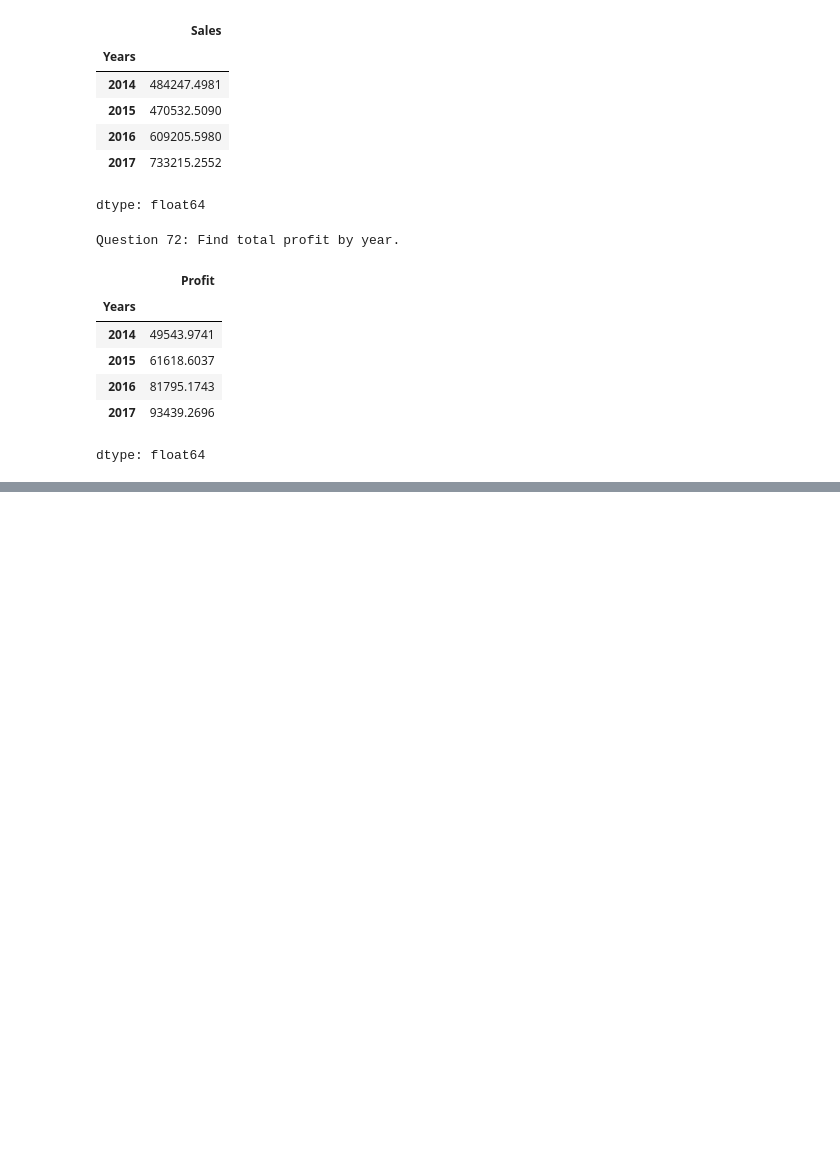
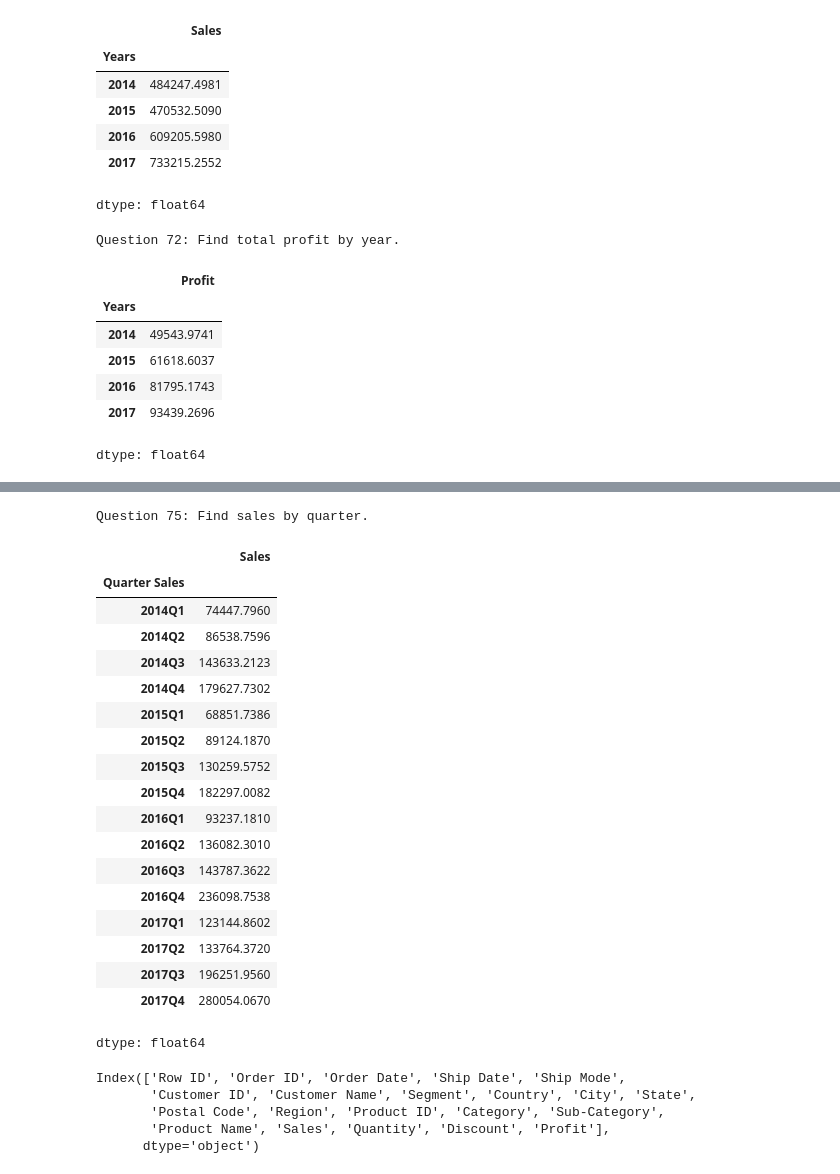
Before and after one commit to gaganreddy7977/python-assignment, a Jupyter notebook: pandas_Assignment.ipynb, the cells around one changed output, grey strips where cells are left out. Cells and saved outputs as stored; diff of their text form; code cells hidden in the pictures; blank space fills up the shorter version.

```diff
--- a/pandas_Assignment.ipynb
+++ b/pandas_Assignment.ipynb
@@ -845,0 +881,38 @@ NameError: name 'order_sales' is not defined
+# %%
+print('Question 75: Find sales by quarter.')
+data_set['Quarter Sales']=data_set['Order Date'].dt.to_period("Q")
+sales_quarter=data_set.groupby('Quarter Sales')['Sales'].sum()
+sales_quarter
+
+
+# df["Quarter"] = df["OrderDate"].dt.to_period("Q")
+# quarterly_sales = df.groupby("Quarter")["Sales"].sum()
+# %% [output]
+Question 75: Find sales by quarter.
+|  | Sales |
+| Quarter Sales |  |
+| 2014Q1 | 74447.7960 |
+| 2014Q2 | 86538.7596 |
+| 2014Q3 | 143633.2123 |
+| 2014Q4 | 179627.7302 |
+| 2015Q1 | 68851.7386 |
+| 2015Q2 | 89124.1870 |
+| 2015Q3 | 130259.5752 |
+| 2015Q4 | 182297.0082 |
+| 2016Q1 | 93237.1810 |
+| 2016Q2 | 136082.3010 |
+| 2016Q3 | 143787.3622 |
+| 2016Q4 | 236098.7538 |
+| 2017Q1 | 123144.8602 |
+| 2017Q2 | 133764.3720 |
+| 2017Q3 | 196251.9560 |
+| 2017Q4 | 280054.0670 |
+dtype: float64
+# %%
+data_set.columns
+# %% [output]
+Index(['Row ID', 'Order ID', 'Order Date', 'Ship Date', 'Ship Mode',
+       'Customer ID', 'Customer Name', 'Segment', 'Country', 'City', 'State',
+       'Postal Code', 'Region', 'Product ID', 'Category', 'Sub-Category',
+       'Product Name', 'Sales', 'Quantity', 'Discount', 'Profit'],
+      dtype='object')
```
Also changed, not shown: parts of 34 cells of this notebook.
